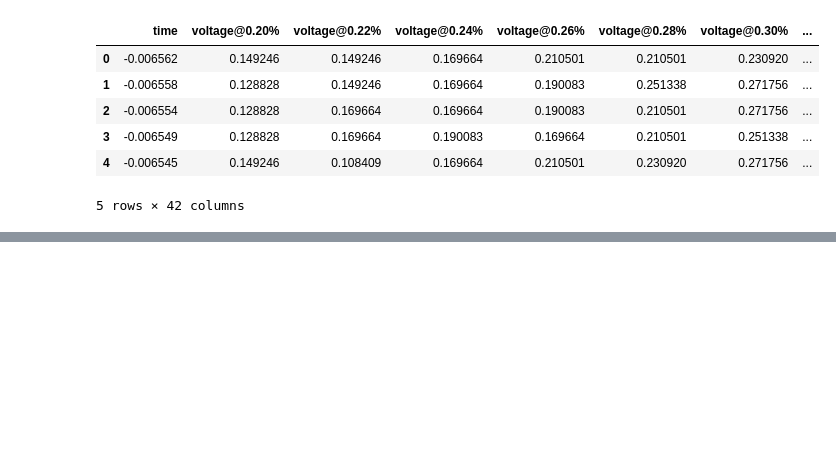
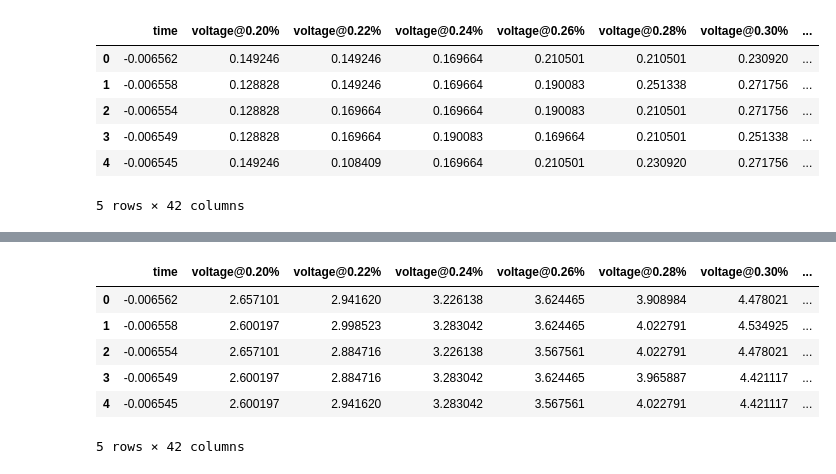
Before and after one commit to bodokaiser/bachelor-thesis, a Jupyter notebook: notebook/measurement/intensity-distribution.ipynb, the cells around one changed output, grey strips where cells are left out. Saved outputs shown, nothing was run; the diff lists cells and outputs as text; code cells hidden in the pictures; blank space fills up the shorter version.

```diff
--- a/notebook/measurement/intensity-distribution.ipynb
+++ b/notebook/measurement/intensity-distribution.ipynb
@@ -606,0 +439,17 @@ asweep_to_hdf(os.path.join(datadir, 'unpaired-polarisation.h5'), '128', data).he
+# %%
+data = []
+
+for A in np.arange(0.2, 1.02, .02):
+    control.aod_h(frequency=[80e6, 120e6], duration=260e-3, amplitude=A, nodwells=[False, True])
+
+    data.append((A, scope.capture()))
+
+asweep_to_hdf(os.path.join(datadir, 'unpaired-polarisation-h.h5'), '290', data).head(5)
+# %% [output]
+|  | time | voltage@0.20% | voltage@0.22% | voltage@0.24% | voltage@0.26% | voltage@0.28% | voltage@0.30% | ... |
+| 0 | -0.006562 | 2.657101 | 2.941620 | 3.226138 | 3.624465 | 3.908984 | 4.478021 | ... |
+| 1 | -0.006558 | 2.600197 | 2.998523 | 3.283042 | 3.624465 | 4.022791 | 4.534925 | ... |
+| 2 | -0.006554 | 2.657101 | 2.884716 | 3.226138 | 3.567561 | 4.022791 | 4.478021 | ... |
+| 3 | -0.006549 | 2.600197 | 2.884716 | 3.283042 | 3.624465 | 3.965887 | 4.421117 | ... |
+| 4 | -0.006545 | 2.600197 | 2.941620 | 3.283042 | 3.567561 | 4.022791 | 4.421117 | ... |
+5 rows × 42 columns
```
Also changed, not shown: parts of 43 cells of this notebook, 12 other files.
